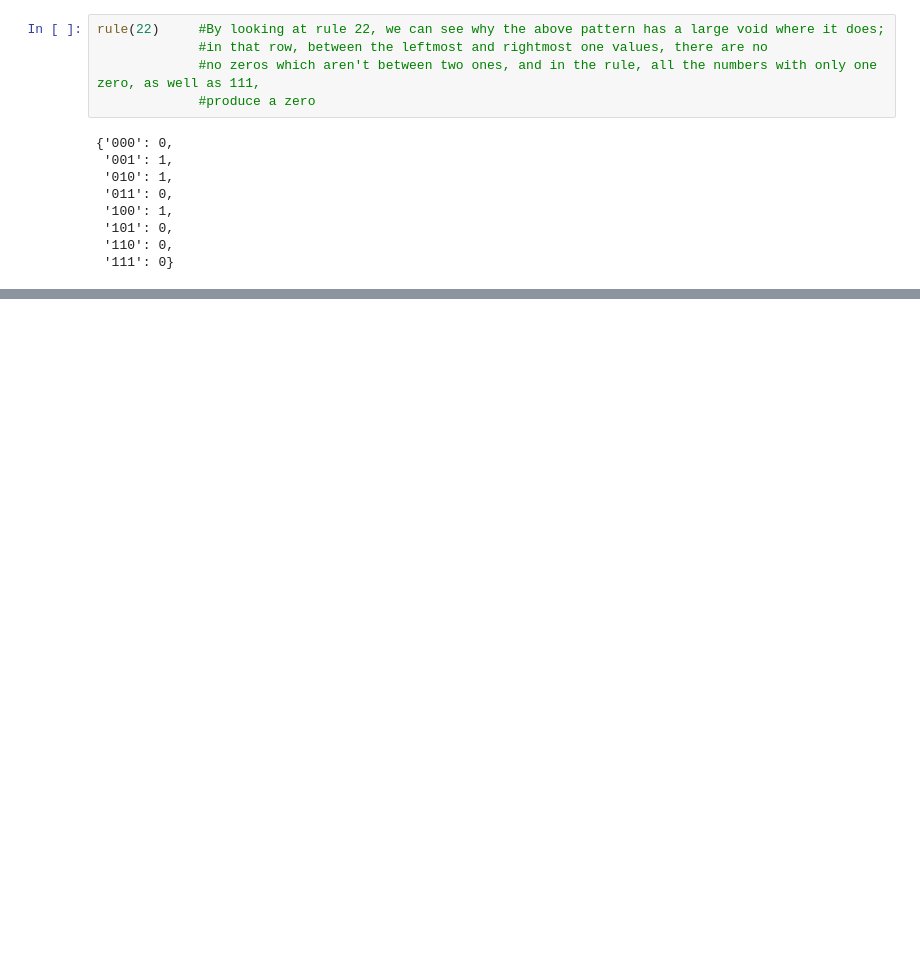
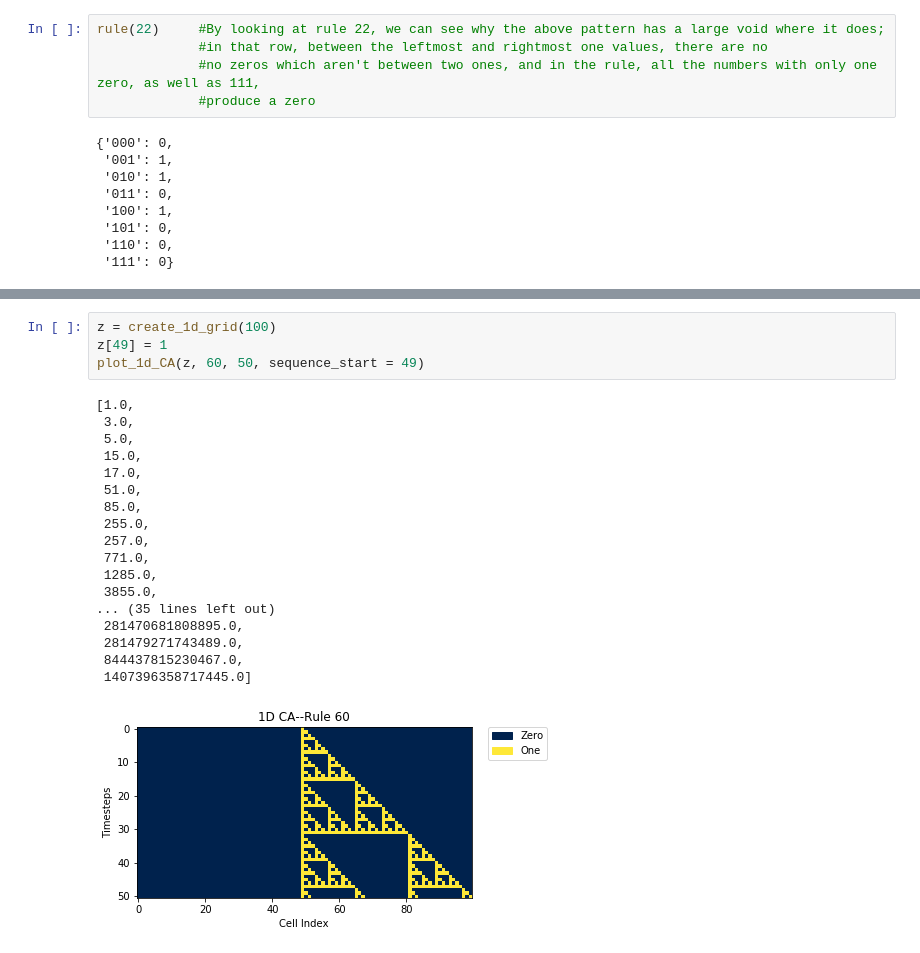
Before and after one commit to hcmoore745/PHYS-250-Poster, a Jupyter notebook: Cellular Automata Exploration.ipynb, the cells around one changed output, grey strips where cells are left out. Drawn from its saved outputs; the diff is of its cells as text; blank space fills up the shorter version.

```diff
--- a/Cellular Automata Exploration.ipynb
+++ b/Cellular Automata Exploration.ipynb
@@ -162,0 +254,23 @@ rule(22)     #By looking at rule 22, we can see why the above pattern has a larg
+# %%
+z = create_1d_grid(100)
+z[49] = 1
+plot_1d_CA(z, 60, 50, sequence_start = 49)
+# %% [output]
+[1.0,
+ 3.0,
+ 5.0,
+ 15.0,
+ 17.0,
+ 51.0,
+ 85.0,
+ 255.0,
+ 257.0,
+ 771.0,
+ 1285.0,
+ 3855.0,
+... (35 lines left out)
+ 281470681808895.0,
+ 281479271743489.0,
+ 844437815230467.0,
+ 1407396358717445.0]
+[figure, added]
```
Also changed, not shown: parts of 22 cells of this notebook.
